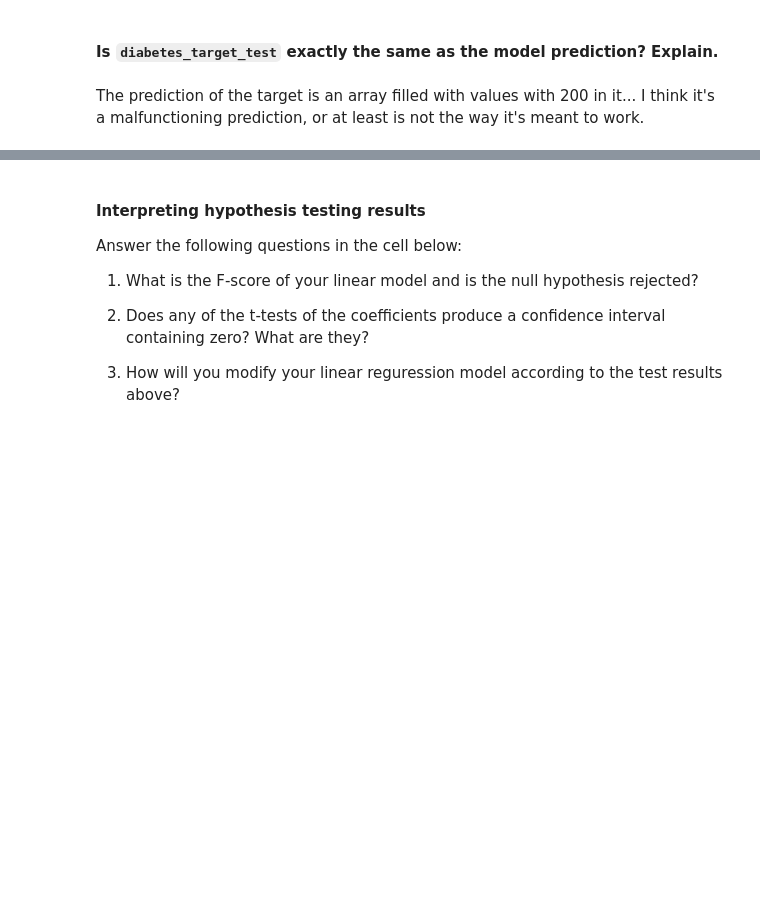
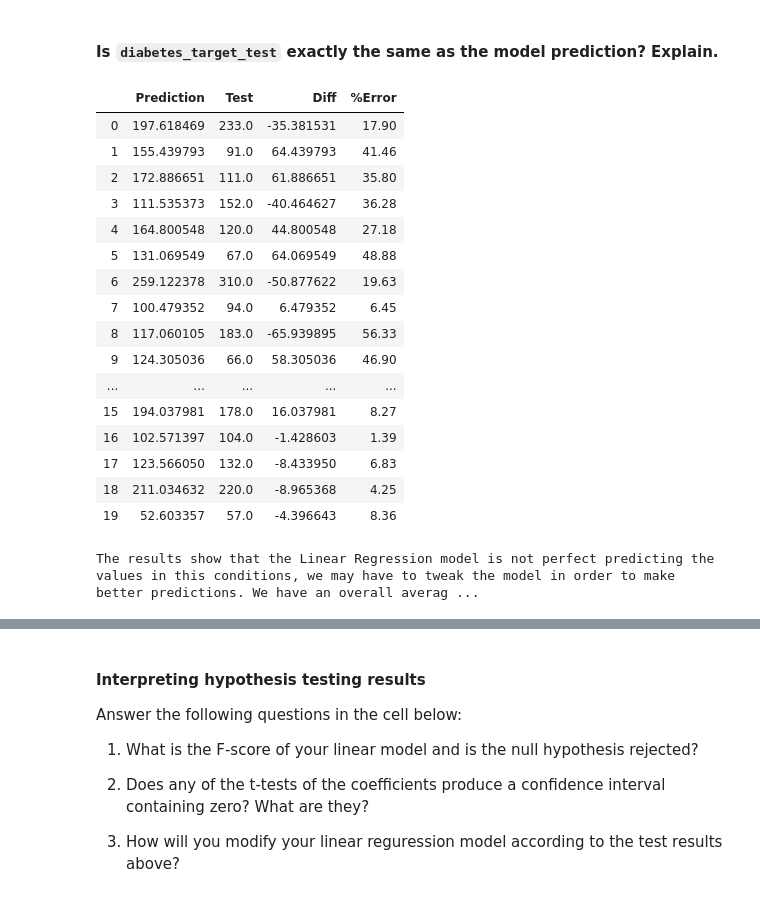
Before and after one commit to ta-datapt-bcn/lab-supervised-learning-regression, a Jupyter notebook: your-code/main.ipynb, the cells around one changed output, grey strips where cells are left out. Drawn from its saved outputs; the diff is of its cells as text; code cells hidden in the pictures; blank space fills up the shorter version.

```diff
--- a/your-code/main.ipynb
+++ b/your-code/main.ipynb
@@ -110,7 +110,7 @@ from sklearn import linear_model
 # %%
 # Your code here:
 
-diabetes_model = linear_model.LogisticRegression()
+diabetes_model = linear_model.LinearRegression()
 # %% [markdown]
 #### Next, let's split the training and test data.
 
@@ -127,8 +127,8 @@ Fit the training data and target to `diabetes_model`. Print the *intercept* and
 # %%
 # Your code here:
 
-diabetes_model.fit(diabetes_data_train, diabetes_target_train)
+linreg = diabetes_model.fit(diabetes_data_train, diabetes_target_train)
 
-print(diabetes_model.intercept_)
-print(diabetes_model.coef_)
+print(linreg.intercept_)
+print(linreg.coef_)
 # %% [output]
@@ -163,4 +150,4 @@ This is the linear regression model fitted to your training dataset.
 # %%
 # Your code here:
 
-diabetes_model.predict(diabetes_data_test)
+linreg_pred = linreg.predict(diabetes_data_test)
@@ -178,8 +162,36 @@ array([233.,  91., 111., 152., 120.,  67., 310.,  94., 183.,  66., 173.,
         72.,  49.,  64.,  48., 178., 104., 132., 220.,  57.])
 # %% [markdown]
 #### Is `diabetes_target_test` exactly the same as the model prediction? Explain.
-# %% [markdown]
-The prediction of the target is an array filled with values with 200 in it... I think it's a malfunctioning prediction, or at least is not the way it's meant to work.
+# %%
+linreg_pred = pd.DataFrame(data=[linreg_pred, diabetes_target_test], index=['Prediction', 'Test']).T
+
+linreg_pred['Diff'] = linreg_pred.Prediction - linreg_pred.Test
+
+linreg_pred['%Error'] = round(np.abs(linreg_pred.Diff) / linreg_pred.Prediction, 4) * 100
+
+linreg_pred
+# %% [output]
+|  | Prediction | Test | Diff | %Error |
+| 0 | 197.618469 | 233.0 | -35.381531 | 17.90 |
+| 1 | 155.439793 | 91.0 | 64.439793 | 41.46 |
+| 2 | 172.886651 | 111.0 | 61.886651 | 35.80 |
+| 3 | 111.535373 | 152.0 | -40.464627 | 36.28 |
+| 4 | 164.800548 | 120.0 | 44.800548 | 27.18 |
+| 5 | 131.069549 | 67.0 | 64.069549 | 48.88 |
+| 6 | 259.122378 | 310.0 | -50.877622 | 19.63 |
+| 7 | 100.479352 | 94.0 | 6.479352 | 6.45 |
+| 8 | 117.060105 | 183.0 | -65.939895 | 56.33 |
+| 9 | 124.305036 | 66.0 | 58.305036 | 46.90 |
+| ... | ... | ... | ... | ... |
+| 15 | 194.037981 | 178.0 | 16.037981 | 8.27 |
+| 16 | 102.571397 | 104.0 | -1.428603 | 1.39 |
+| 17 | 123.566050 | 132.0 | -8.433950 | 6.83 |
+| 18 | 211.034632 | 220.0 | -8.965368 | 4.25 |
+| 19 | 52.603357 | 57.0 | -4.396643 | 8.36 |
+# %%
+print(f'The results show that the Linear Regression model is not perfect predicting the values in this conditions, we may have to tweak the model in order to make better predictions. We have an overall average error of {round(np.mean(linreg_pred["%Error"]), 3)}%')
+# %% [output]
+The results show that the Linear Regression model is not perfect predicting the values in this conditions, we may have to tweak the model in order to make better predictions. We have an overall averag ...
 # %% [markdown]
 # Bonus Challenge 1 - Hypothesis Testing with `statsmodels`
 
```
Also changed, not shown: parts of 34 cells of this notebook.
